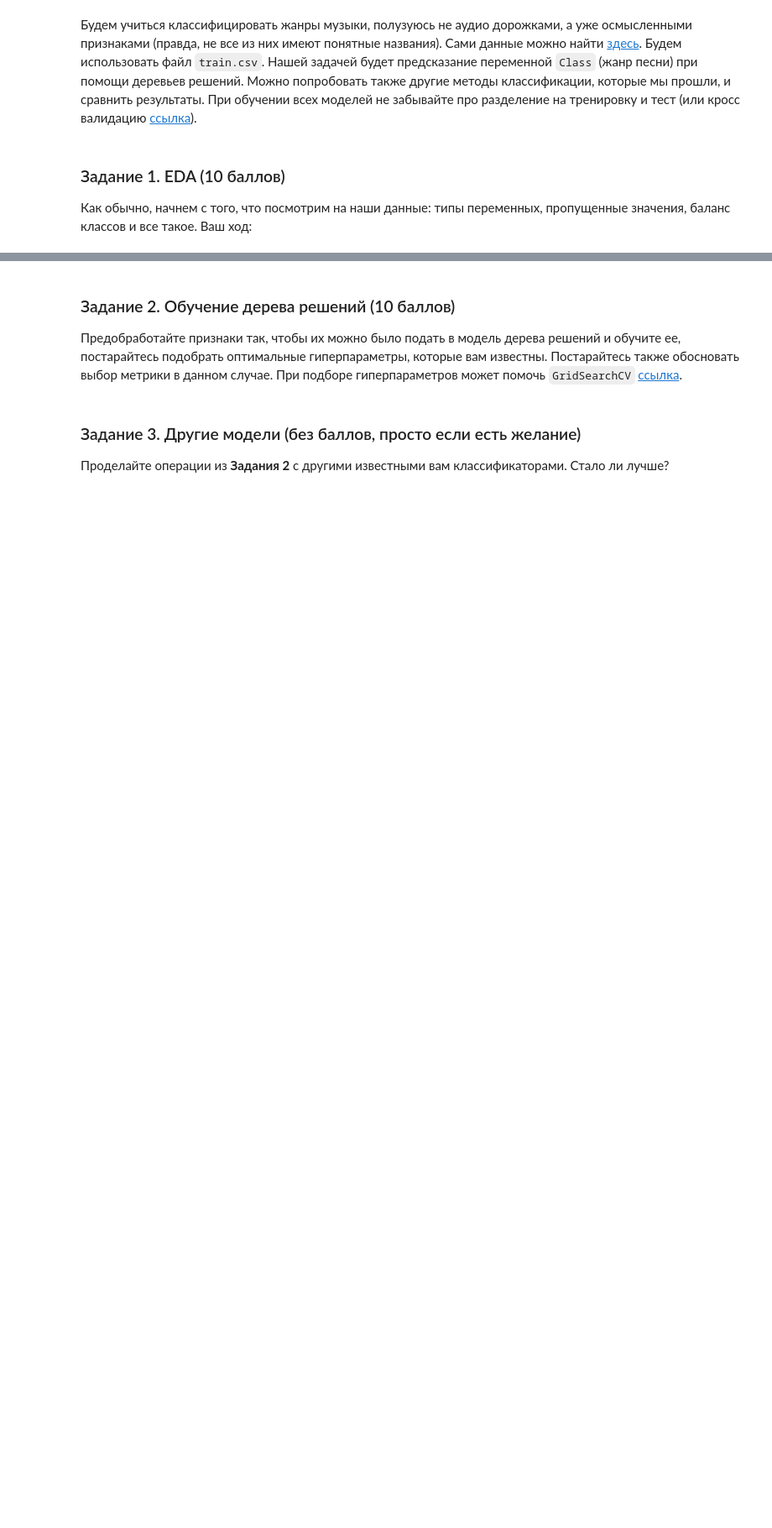
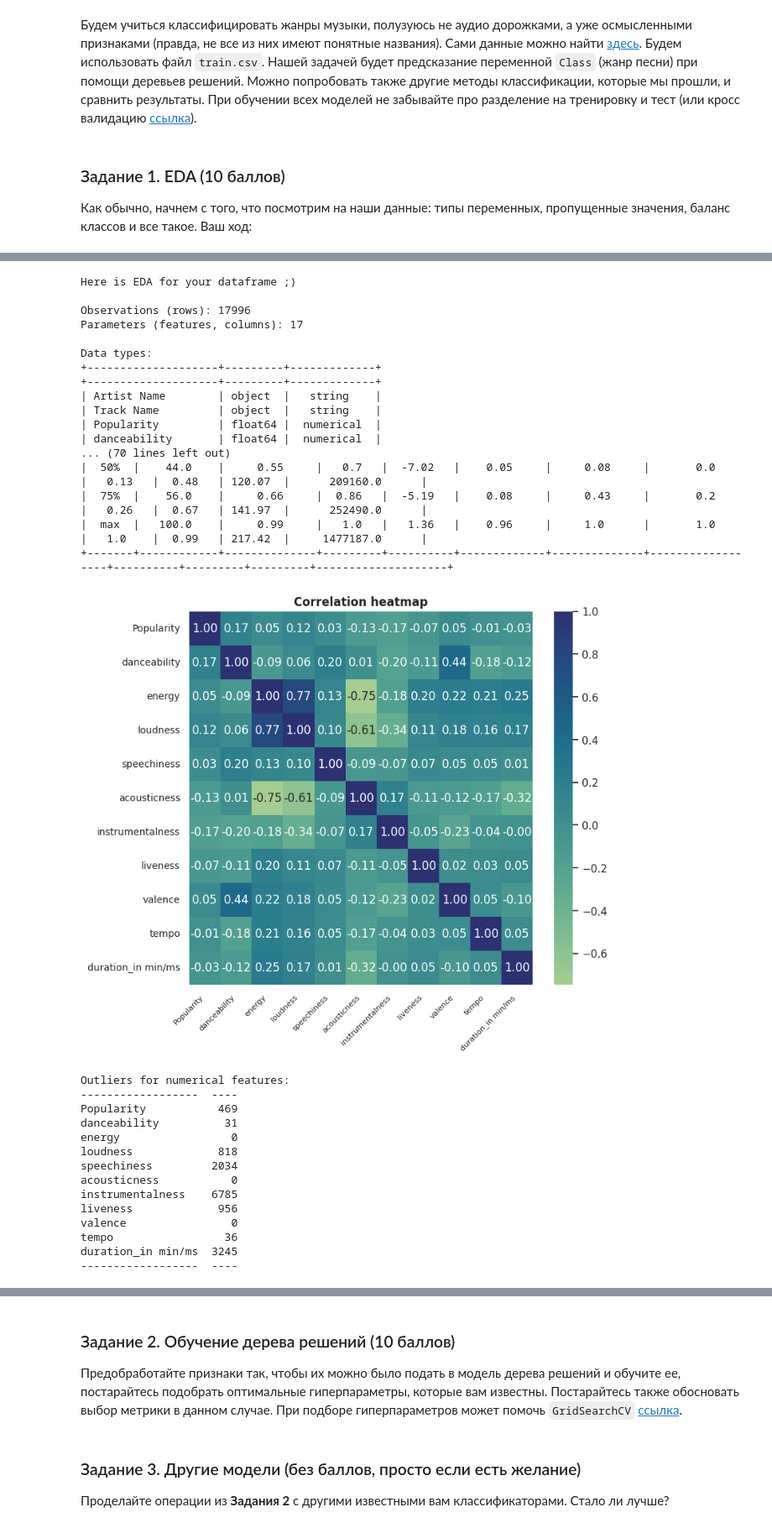
Before and after one commit to ArtemVaska/BI-ML-2024, a Jupyter notebook: lecture_4_dt/homework/code/dt_lecture_practice.ipynb, the cells around one changed output, grey strips where cells are left out. Shown at 84% size. Cells and saved outputs as stored; diff of their text form; code cells hidden in the pictures; blank space fills up the shorter version.

```diff
--- a/lecture_4_dt/homework/code/dt_lecture_practice.ipynb
+++ b/lecture_4_dt/homework/code/dt_lecture_practice.ipynb
@@ -10,5 +12,5 @@ from sklearn.metrics import accuracy_score
 
 Как обычно, начнем с того, что посмотрим на наши данные: типы переменных, пропущенные значения, баланс классов и все такое. Ваш ход:
 # %%
-data = pd.read_csv("train.csv")
+data = pd.read_csv("../data/raw_data/train.csv")
 data.head()
@@ -14,0 +24,35 @@ data.head()
+# %%
+run_eda(data, category_threshold=12, correlation_figsize=(8, 7))
+# %% [output]
+Here is EDA for your dataframe ;)
+
+Observations (rows): 17996
+Parameters (features, columns): 17
+
+Data types:
++--------------------+---------+-------------+
++--------------------+---------+-------------+
+| Artist Name        | object  |   string    |
+| Track Name         | object  |   string    |
+| Popularity         | float64 |  numerical  |
+| danceability       | float64 |  numerical  |
+... (70 lines left out)
+|  50%  |    44.0    |     0.55     |   0.7   |  -7.02   |    0.05     |     0.08     |       0.0        |   0.13   |  0.48   | 120.07  |      209160.0      |
+|  75%  |    56.0    |     0.66     |  0.86   |  -5.19   |    0.08     |     0.43     |       0.2        |   0.26   |  0.67   | 141.97  |      252490.0      |
+|  max  |   100.0    |     0.99     |   1.0   |   1.36   |    0.96     |     1.0      |       1.0        |   1.0    |  0.99   | 217.42  |     1477187.0      |
++-------+------------+--------------+---------+----------+-------------+--------------+------------------+----------+---------+---------+--------------------+
+[figure, added]
+Outliers for numerical features:
+------------------  ----
+Popularity           469
+danceability          31
+energy                 0
+loudness             818
+speechiness         2034
+acousticness           0
+instrumentalness    6785
+liveness             956
+valence                0
+tempo                 36
+duration_in min/ms  3245
+------------------  ----
```
Also changed, not shown: parts of 4 cells of this notebook.
